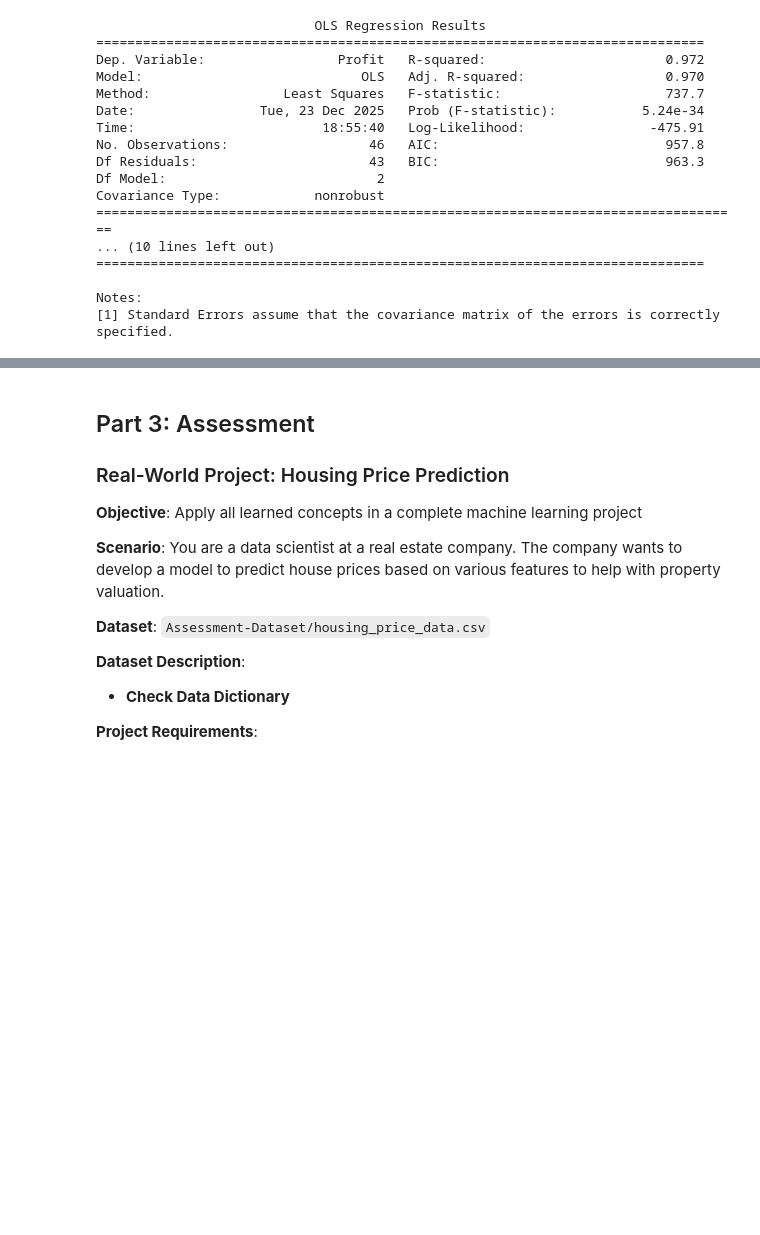
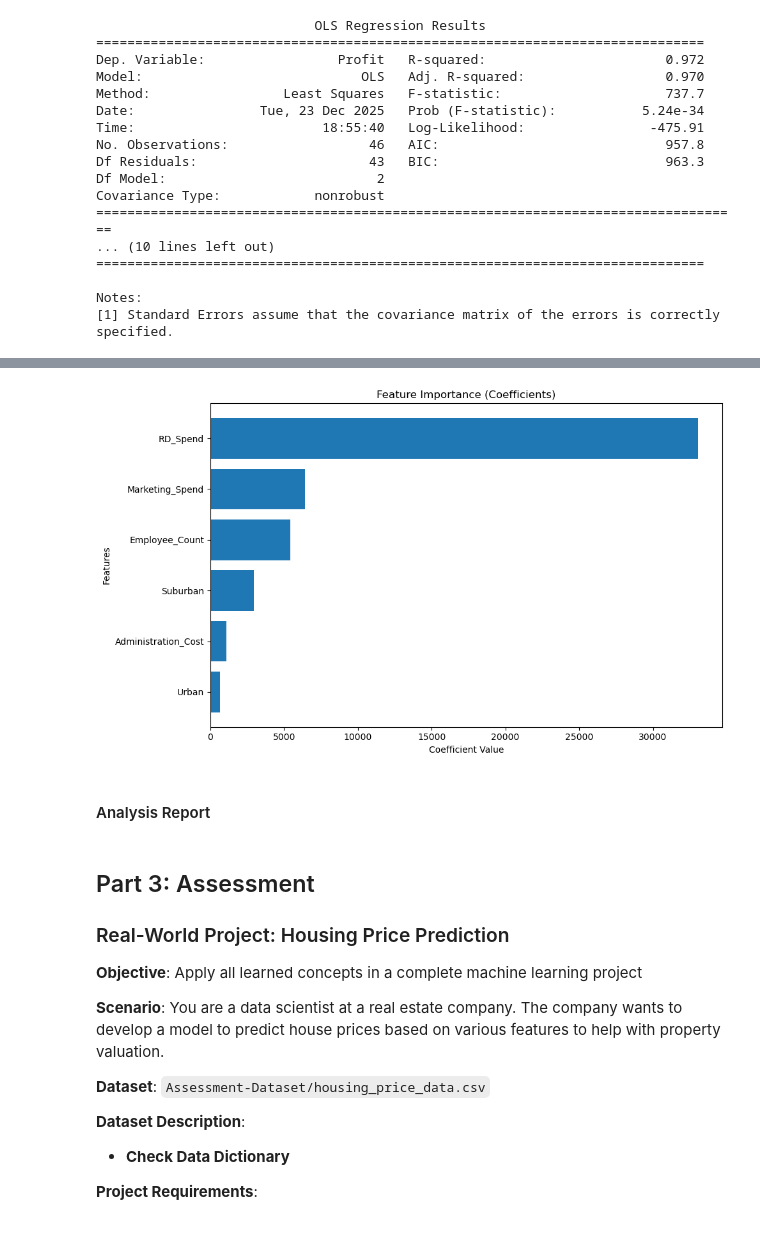
Before and after one commit to Ezerioha-ifeanyi/Week-14-Take-Home, a Jupyter notebook: Take Home.ipynb, the cells around one changed output, grey strips where cells are left out. Drawn from its saved outputs; the diff is of its cells as text; code cells hidden in the pictures; blank space fills up the shorter version.

```diff
--- a/Take Home.ipynb
+++ b/Take Home.ipynb
@@ -1205,10 +1205,10 @@ import statsmodels.api as sm
 startupXtrain = sm.add_constant(X_train_final)
 
 # fit the OLS model
-ols_model = sm.OLS(Y_train, startupXtrain).fit()
+ols_model1 = sm.OLS(Y_train, startupXtrain).fit()
 
 # print the summary
-print(ols_model.summary())
+print(ols_model1.summary())
 # %% [output]
                             OLS Regression Results
 ==============================================================================
@@ -1393,3 +1509,35 @@ startupXtrain
+# %%
+# Feature names
+feature_names = ['Suburban', 'Urban', 'RD_Spend', 'Marketing_Spend',
+                 'Administration_Cost', 'Employee_Count']
+
+# Coefficients (excluding intercept)
+coefficients = ols_model1.params[1:]
+
+# Convert to arrays
+feature_names = np.array(feature_names)
+coefficients = np.array(coefficients)
+
+# Sort indices by coefficient value (descending)
+sorted_idx = np.argsort(coefficients)[::-1]
+
+# Apply sorting
+sorted_features = feature_names[sorted_idx]
+sorted_coefficients = coefficients[sorted_idx]
+
+# Plot
+plt.figure(figsize=(10, 6))
+plt.barh(sorted_features, sorted_coefficients)
+plt.xlabel('Coefficient Value')
+plt.ylabel('Features')
+plt.title('Feature Importance (Coefficients)')
+plt.gca().invert_yaxis()  # Highest at the top
+plt.tight_layout()
+plt.show()
+# %% [output]
+[figure, added]
+# %% [markdown]
+#### Analysis Report
 # %% [markdown]
 ## Part 3: Assessment
 
```
Also changed, not shown: parts of 8 cells of this notebook.
